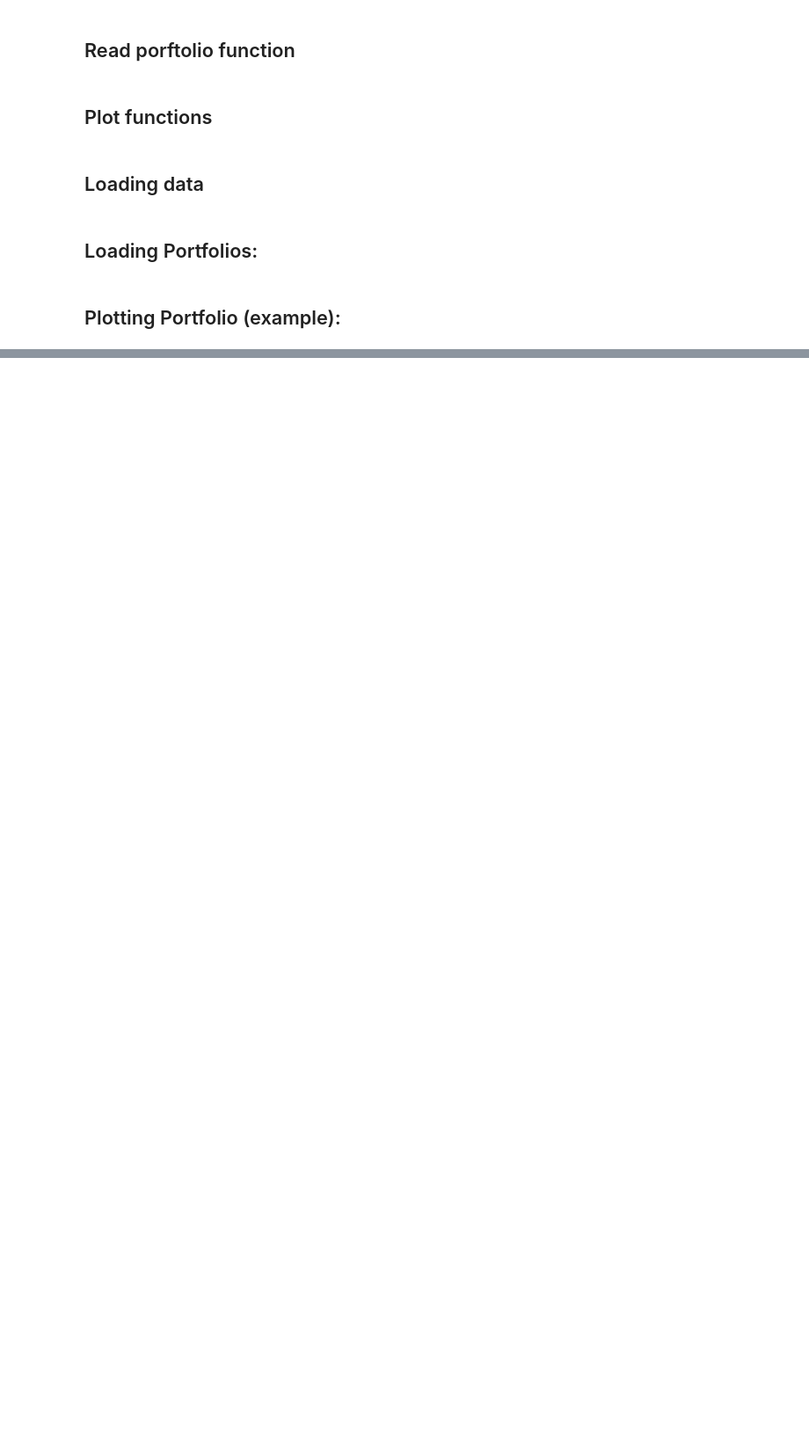
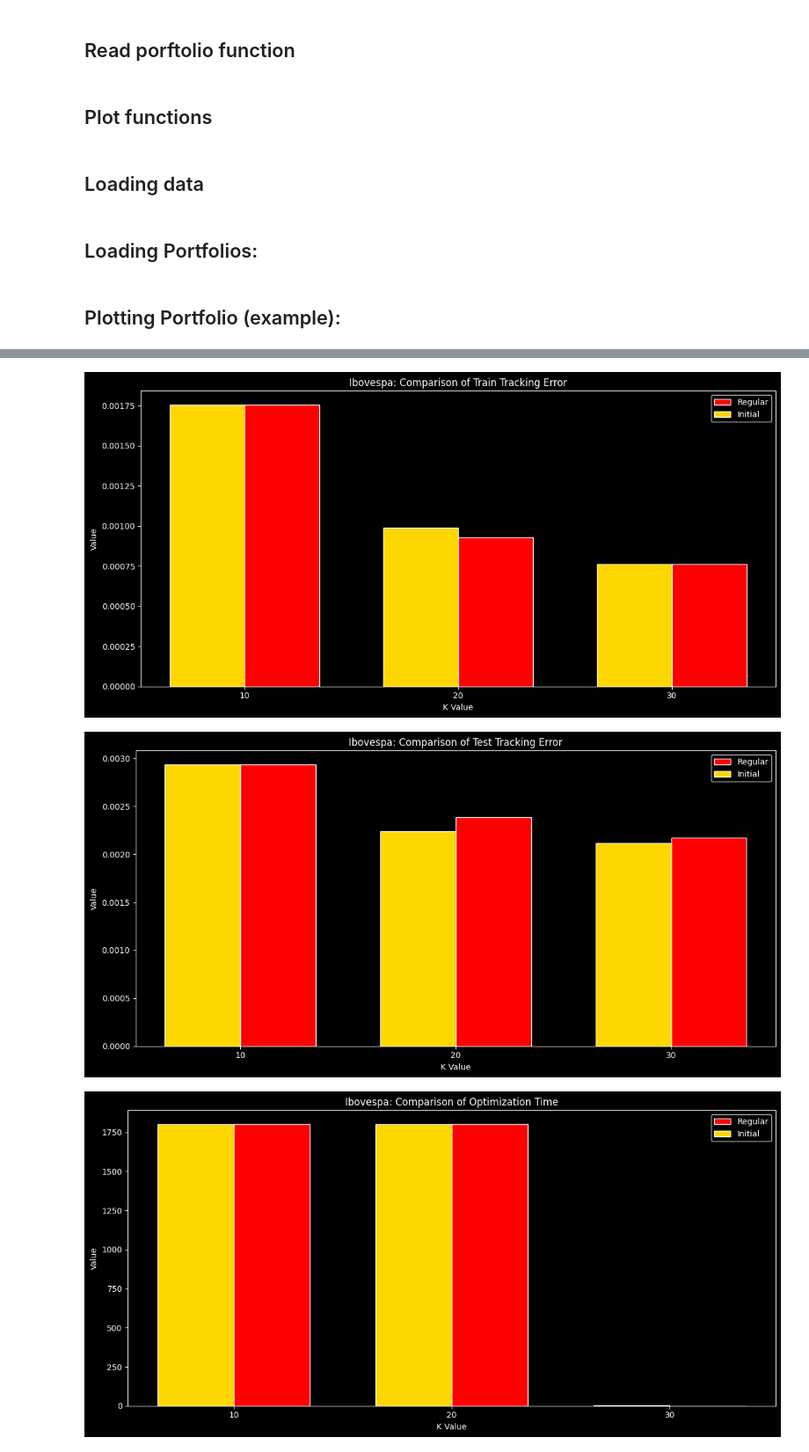
Before and after one commit to vitorholiveira/index_tracking, a Jupyter notebook: notebooks/flowers.ipynb, the cells around one changed output, grey strips where cells are left out. Shown: that part at 88% size. Drawn from its saved outputs; the diff is of its cells as text; code cells hidden in the pictures; blank space fills up the shorter version.

```diff
--- a/notebooks/flowers.ipynb
+++ b/notebooks/flowers.ipynb
@@ -267,0 +294,13 @@ plot_weights(initial_sp100_10stocks['weights'])
+# %%
+for metric_key, title in metrics_to_plot:
+    plot_bar_chart(
+        metric_key,
+        bvsp_metrics[metric_key],
+        bvsp_metrics_initial[metric_key],
+        f'Comparison of {title}',
+        'Ibovespa'
+    )
+# %% [output]
+[figure, added]
+[figure, added]
+[figure, added]
```
Also changed, not shown: parts of 16 cells of this notebook, 50 other files.
